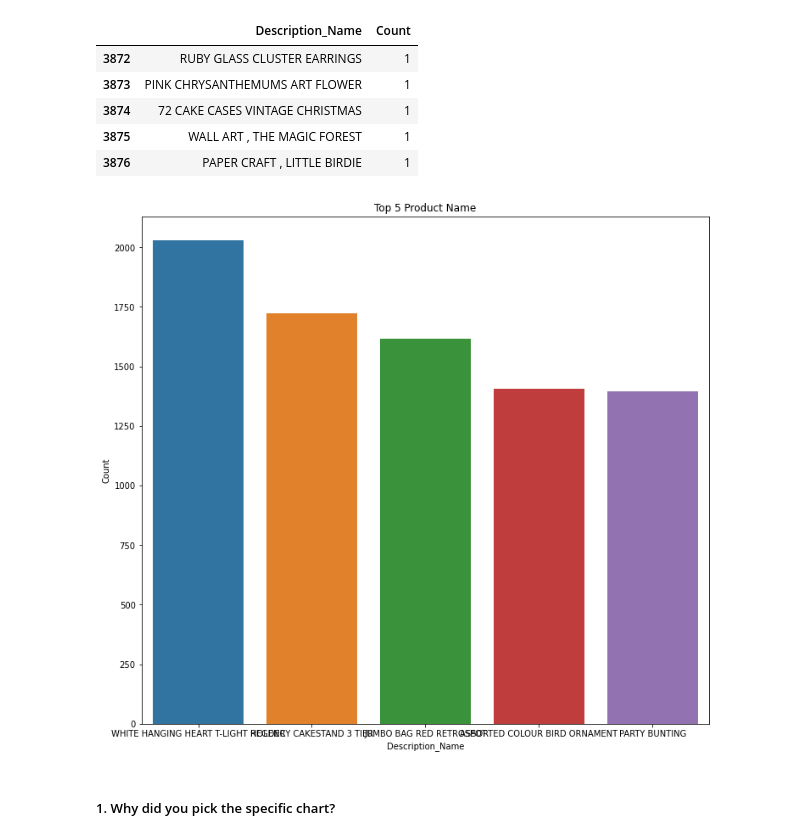
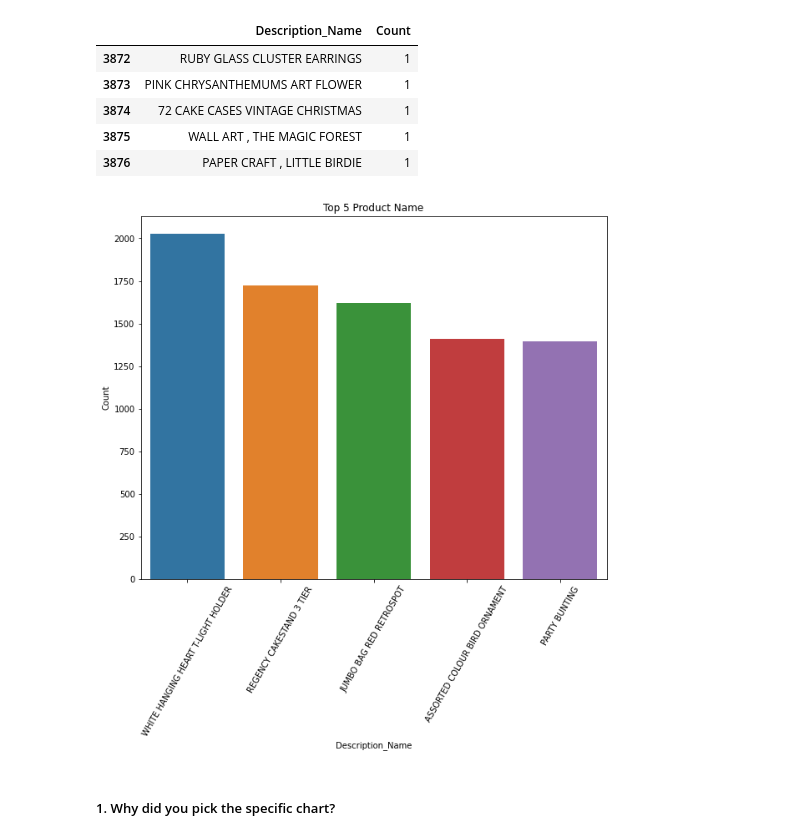
Before and after one commit to sakshantG/Online_Retail_Customer_Segmentation, a Jupyter notebook: Online_Retail_Customer_Segmentation.ipynb, the cells around one changed output. Saved outputs shown, nothing was run; the diff lists cells and outputs as text; code cells hidden in the pictures.

```diff
--- a/Online_Retail_Customer_Segmentation.ipynb
+++ b/Online_Retail_Customer_Segmentation.ipynb
@@ -302,12 +302,13 @@ Description_df.tail()
 | 3876 | PAPER CRAFT , LITTLE BIRDIE | 1 |
 # %%
 # Chart - 1 Plot of Top 5 Product Name
-plt.figure(figsize=(12,11))
+plt.figure(figsize=(10,8))
 plt.title('Top 5 Product Name')
 sns.barplot(x='Description_Name',y='Count',data=Description_df[:5])
+plt.xticks(rotation=60)
 plt.show()
 # %% [output]
-[figure, old version]
+[figure, new version]
 # %% [markdown]
 ##### 1. Why did you pick the specific chart?
 # %% [markdown]
```
Also changed, not shown: parts of 42 cells of this notebook.
